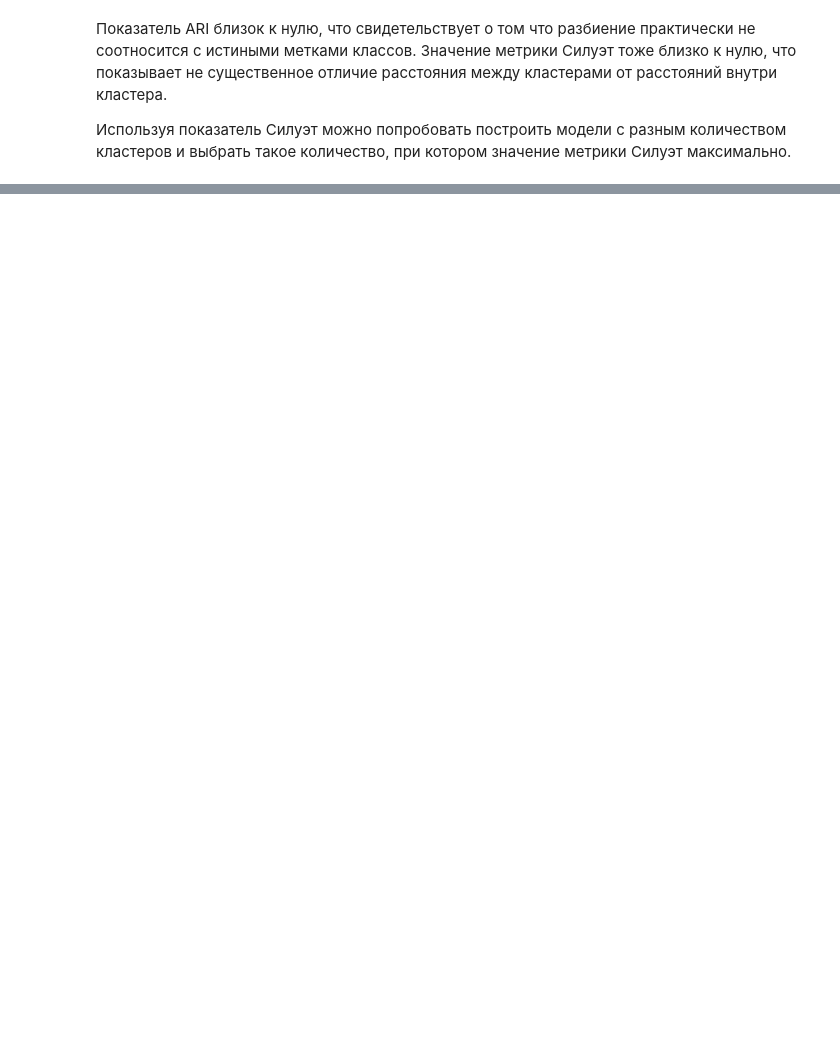
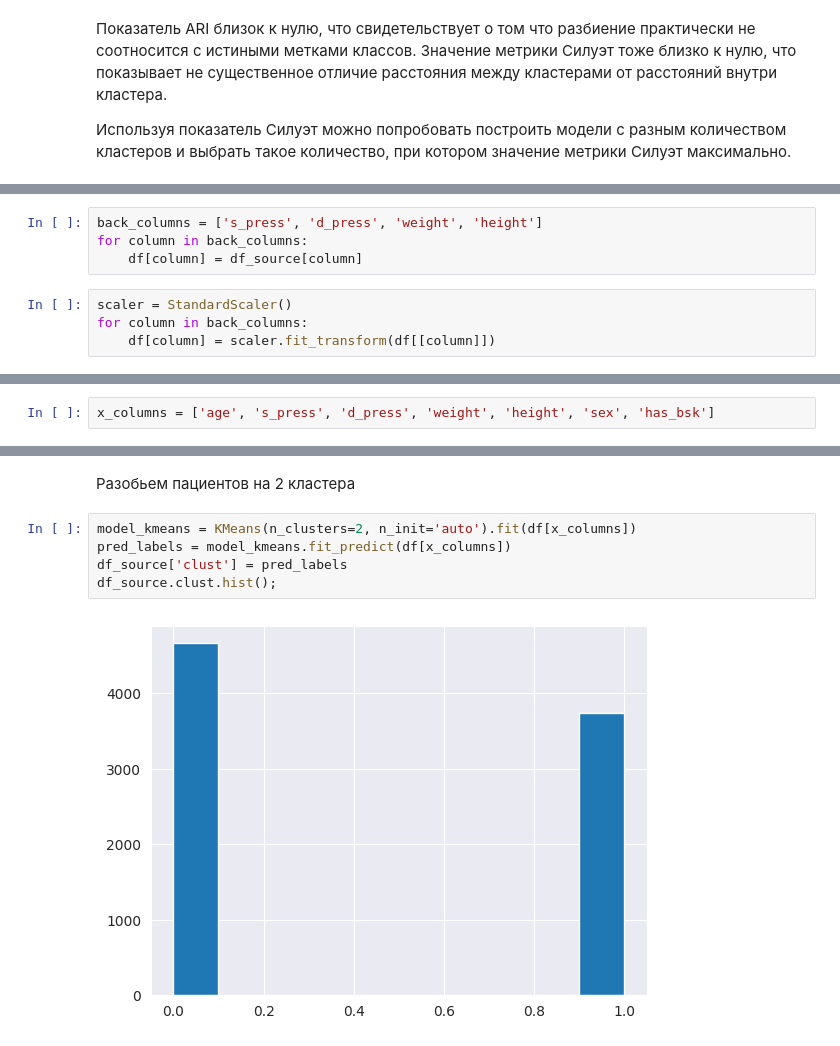
Before and after one commit to MikhailovAlexander/stepikML, a Jupyter notebook: project.ipynb, the cells around one changed output, grey strips where cells are left out. Drawn from its saved outputs; the diff is of its cells as text; blank space fills up the shorter version.

```diff
--- a/project.ipynb
+++ b/project.ipynb
@@ -716,0 +786,8 @@ df.describe()
+# %%
+back_columns = ['s_press', 'd_press', 'weight', 'height']
+for column in back_columns:
+    df[column] = df_source[column]
+# %%
+scaler = StandardScaler()
+for column in back_columns:
+    df[column] = scaler.fit_transform(df[[column]])
@@ -716,0 +796,2 @@ df.describe()
+# %%
+x_columns = ['age', 's_press', 'd_press', 'weight', 'height', 'sex', 'has_bsk']
@@ -716,0 +809,9 @@ df.describe()
+# %% [markdown]
+Разобьем пациентов на 2 кластера
+# %%
+model_kmeans = KMeans(n_clusters=2, n_init='auto').fit(df[x_columns])
+pred_labels = model_kmeans.fit_predict(df[x_columns])
+df_source['clust'] = pred_labels
+df_source.clust.hist();
+# %% [output]
+[figure, added]
```
Also changed, not shown: parts of 47 cells of this notebook.
